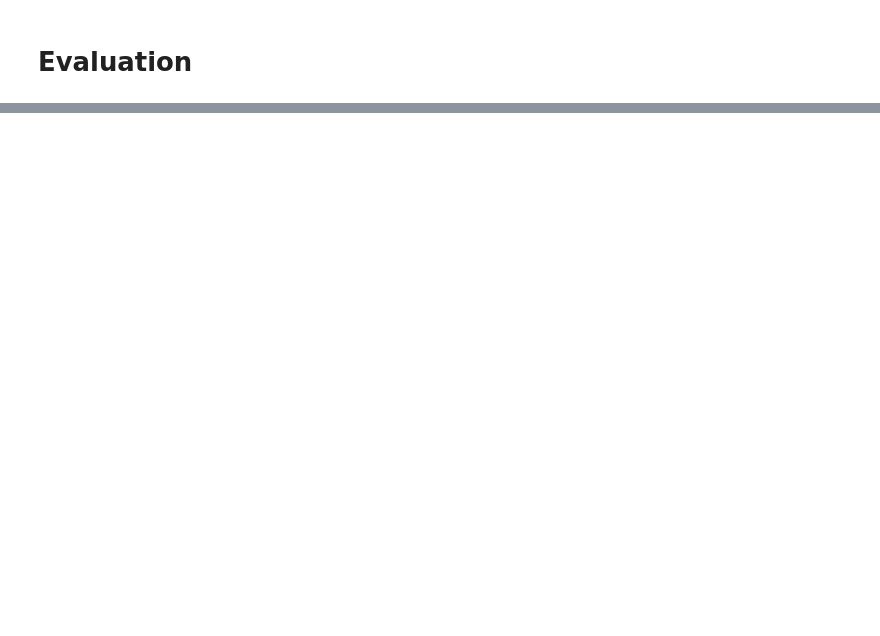
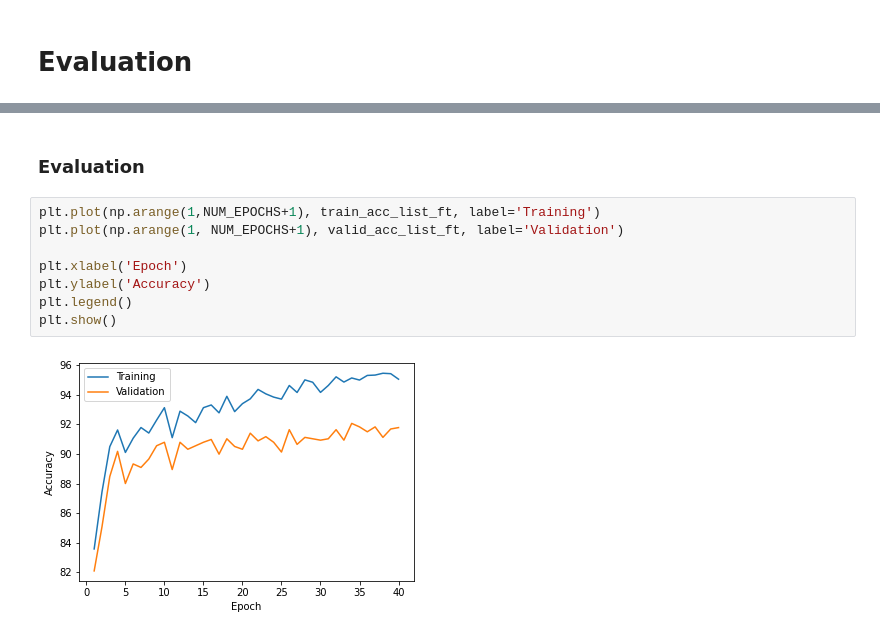
Before and after one commit to JasmineWang553/Stat-453-Chest-X-ray-Data, a Jupyter notebook: AlexNet.ipynb, the cells around one changed output, grey strips where cells are left out. Saved outputs shown, nothing was run; the diff lists cells and outputs as text; blank space fills up the shorter version.

```diff
--- a/AlexNet.ipynb
+++ b/AlexNet.ipynb
@@ -310,0 +531,12 @@ Clipping input data to the valid range for imshow with RGB data ([0..1] for floa
+# %% [markdown]
+### Evaluation
+# %%
+plt.plot(np.arange(1,NUM_EPOCHS+1), train_acc_list_ft, label='Training')
+plt.plot(np.arange(1, NUM_EPOCHS+1), valid_acc_list_ft, label='Validation')
+
+plt.xlabel('Epoch')
+plt.ylabel('Accuracy')
+plt.legend()
+plt.show()
+# %% [output]
+[figure, added]
```
Also changed, not shown: parts of 36 cells of this notebook, 7 other files.
